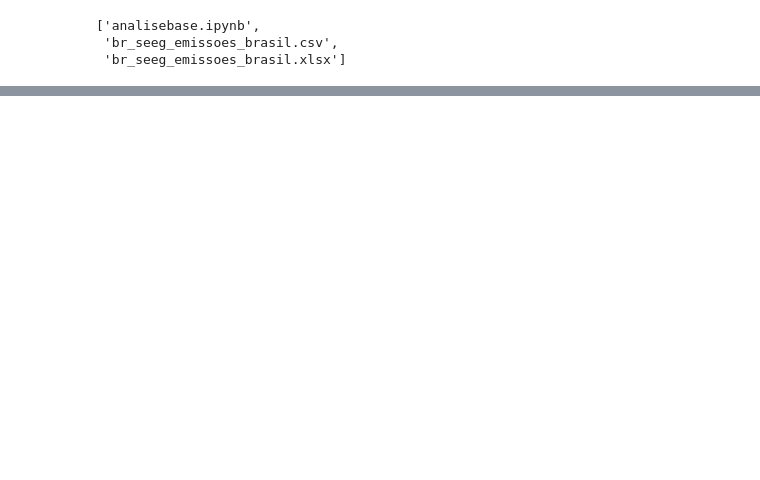
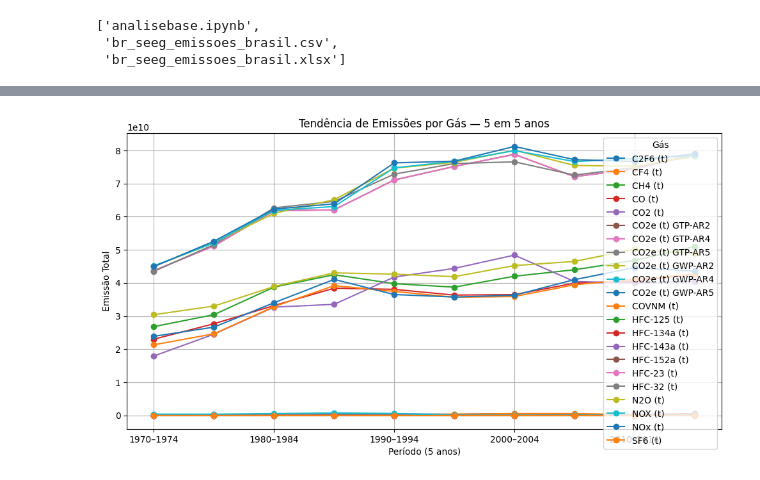
Before and after one commit to gblsun/dev, a Jupyter notebook: Bacharelado - Ciência da Computação IMPACTA/5 Semestre/Inteligência Computacional/projetofinal-testes/analisebase.ipynb, the cells around one changed output, grey strips where cells are left out. Cells and saved outputs as stored; diff of their text form; code cells hidden in the pictures; blank space fills up the shorter version.

```diff
--- a/Bacharelado - Ciência da Computação IMPACTA/5 Semestre/Inteligência Computacional/projetofinal-testes/analisebase.ipynb
+++ b/Bacharelado - Ciência da Computação IMPACTA/5 Semestre/Inteligência Computacional/projetofinal-testes/analisebase.ipynb
@@ -77,0 +283,15 @@ df[["ano", "periodo"]].head(10)
+# %%
+# Célula 7.3 — Criação do Período de 30 em 30 anos
+'''
+Cria uma dimensão temporal de altíssimo nível (30 anos), agrupando os anos em blocos de 30 anos.
+Objetivo:
+- Visão macroambiental
+- Análise de transformações estruturais
+- Relatórios executivos e institucionais
+Exemplo: 1970 → 1970–1999, 2000 → 2000–2029
+'''
+df["ano_30"] = (df["ano"] // 30) * 30
+df["periodo_30_anos"] = (
+    df["ano_30"].astype(str) + "–" + (df["ano_30"] + 29).astype(str)
+)
+df[["ano", "periodo_30_anos"]].drop_duplicates().head(10)
@@ -95,12 +449,23 @@ plt.show()
 # %%
-# Célula 11 — Gráfico de linhas
+# Célula 10.1 — Gráfico de Linha (5 em 5 anos)
 
-df_pivot.plot(kind="line", figsize=(12, 6), marker="o")
+'''
+Versão suavizada da tendência temporal.
 
+Benefícios:
+- Redução de ruído
+- Melhor leitura gerencial
+- Evidência de tendências estruturais
+'''
+
+plt.figure(figsize=(12,6))
+df_pivot_5_anos.plot(ax=plt.gca(), marker="o")
+
+plt.title("Tendência de Emissões por Gás — 5 em 5 anos")
 plt.xlabel("Período (5 anos)")
-plt.ylabel("Emissão")
-plt.title("Evolução das emissões (5 em 5 anos)")
-plt.xticks(rotation=45)
+plt.ylabel("Emissão Total")
 plt.grid(True)
-plt.tight_layout()
+plt.legend(title="Gás")
 plt.show()
+# %% [output]
+[figure, added]
```
Also changed, not shown: parts of 40 cells of this notebook.
